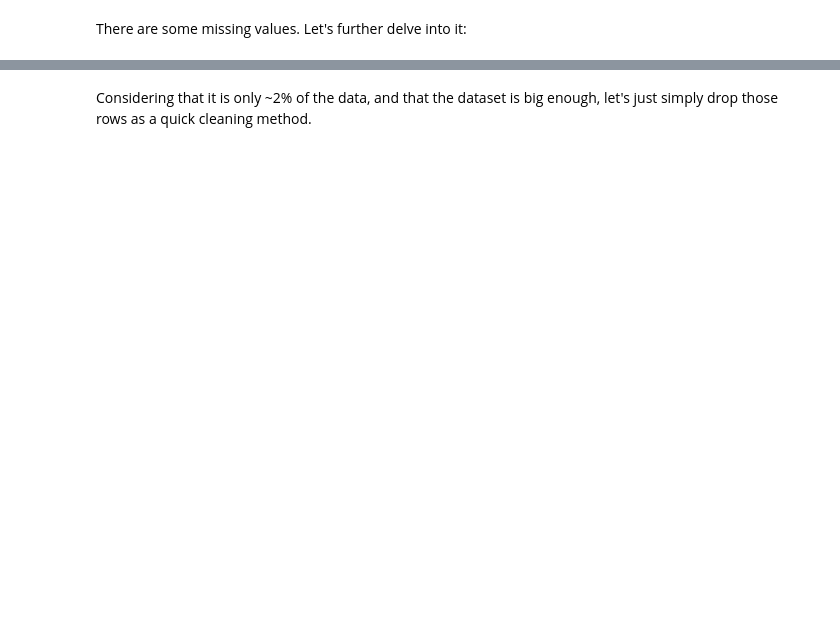
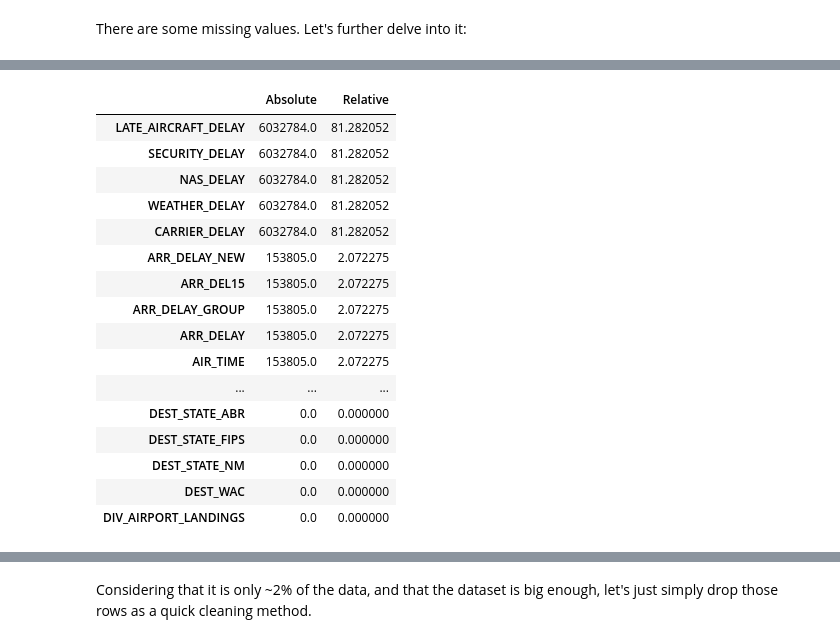
Before and after one commit to malonsol/TFM_KSchool, a Jupyter notebook: EDA/DELAY/AL_OTP_MVP_Preprocessing.ipynb, the cells around one changed output, grey strips where cells are left out. Saved outputs shown, nothing was run; the diff lists cells and outputs as text; code cells hidden in the pictures; blank space fills up the shorter version.

```diff
--- a/EDA/DELAY/AL_OTP_MVP_Preprocessing.ipynb
+++ b/EDA/DELAY/AL_OTP_MVP_Preprocessing.ipynb
@@ -232,0 +294,9 @@ df.shape
+# %%
+%%time
+
+# CHECK AGAIN after dropping the (almost)empty columns.
+# Absolute & Relative frequency of missing values by column:
+pd.set_option('display.max_rows', 110) # It greatly slows down the output display and freezes the kernel
+missing = pd.DataFrame([df.isna().sum(), df.isna().sum() / len(df) * 100], index=['Absolute', 'Relative']).T.sort_values(by='Relative', ascending=False)
+missing
+# %% [output]
@@ -233,3 +304,20 @@ df.shape
+|  | Absolute | Relative |
+| LATE_AIRCRAFT_DELAY | 6032784.0 | 81.282052 |
+| SECURITY_DELAY | 6032784.0 | 81.282052 |
+| NAS_DELAY | 6032784.0 | 81.282052 |
+| WEATHER_DELAY | 6032784.0 | 81.282052 |
+| CARRIER_DELAY | 6032784.0 | 81.282052 |
+| ARR_DELAY_NEW | 153805.0 | 2.072275 |
+| ARR_DEL15 | 153805.0 | 2.072275 |
+| ARR_DELAY_GROUP | 153805.0 | 2.072275 |
+| ARR_DELAY | 153805.0 | 2.072275 |
+| AIR_TIME | 153805.0 | 2.072275 |
+| ... | ... | ... |
+| DEST_STATE_ABR | 0.0 | 0.000000 |
+| DEST_STATE_FIPS | 0.0 | 0.000000 |
+| DEST_STATE_NM | 0.0 | 0.000000 |
+| DEST_WAC | 0.0 | 0.000000 |
+| DIV_AIRPORT_LANDINGS | 0.0 | 0.000000 |
 # %%
 # CHECK AGAIN after manipulating the missing data.
 # Show which columns present more than 5% of missing data:
```
Also changed, not shown: parts of 25 cells of this notebook.
